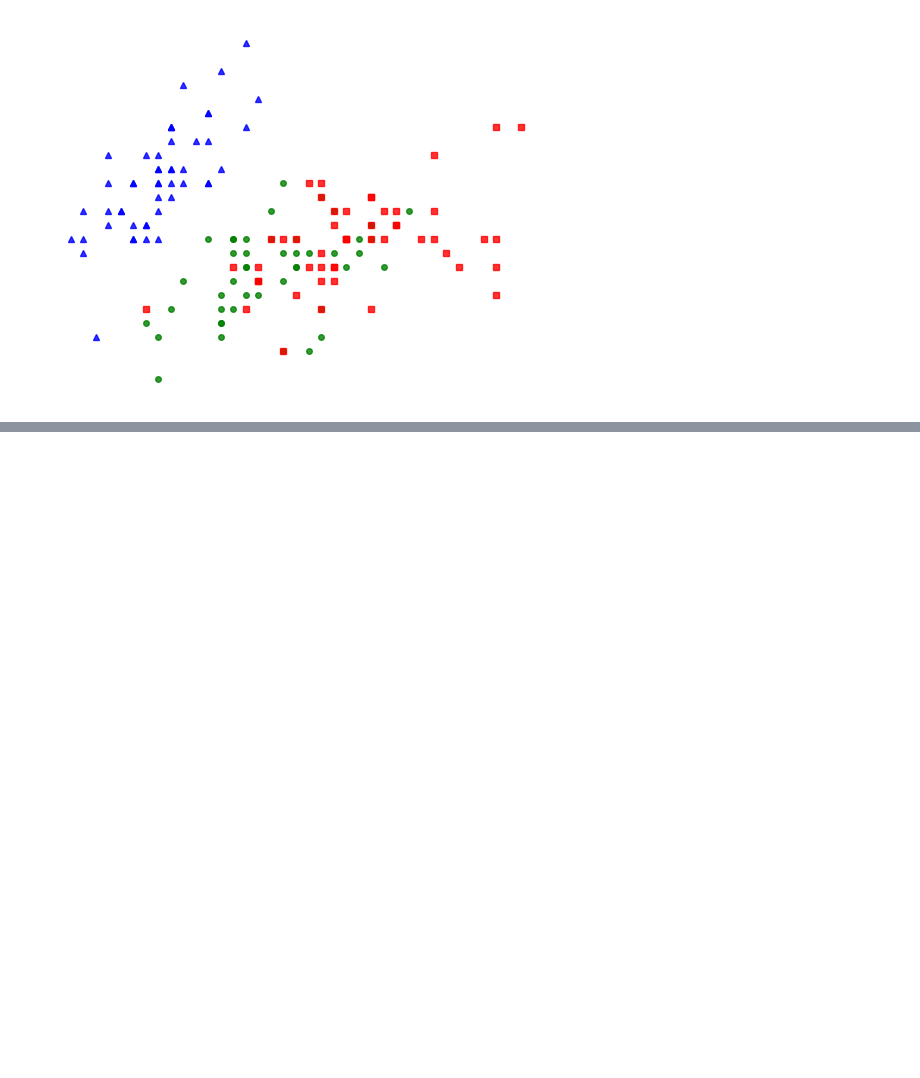
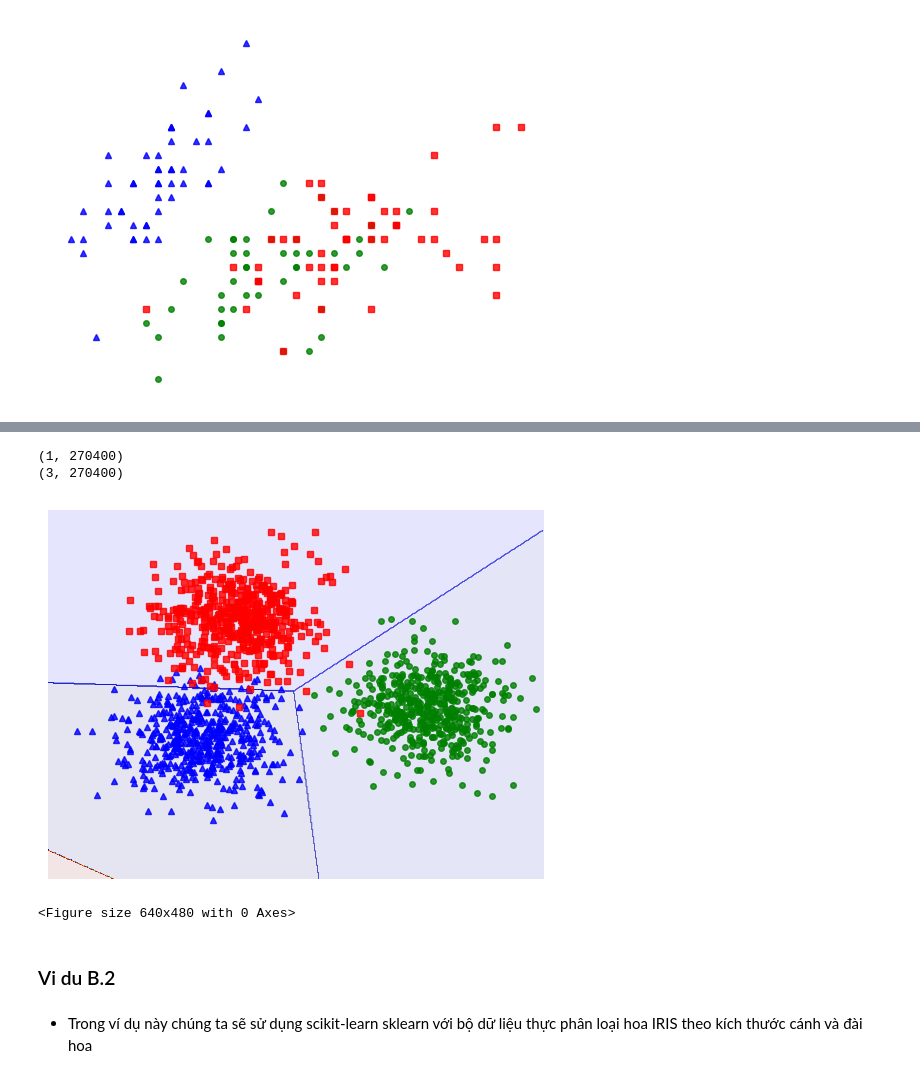
Before and after one commit to vutiendat2302/hocky-2-nam-3-toantin-, a Jupyter notebook: machine_learning/exercise/ex4/23000111_VuTienDat_K-NN_&_MULTINOMIAL_LOGISTIC_REGRESSION.ipynb, the cells around one changed output, grey strips where cells are left out. Saved outputs shown, nothing was run; the diff lists cells and outputs as text; code cells hidden in the pictures; blank space fills up the shorter version.

```diff
--- a/machine_learning/exercise/ex4/23000111_VuTienDat_K-NN_&_MULTINOMIAL_LOGISTIC_REGRESSION.ipynb
+++ b/machine_learning/exercise/ex4/23000111_VuTienDat_K-NN_&_MULTINOMIAL_LOGISTIC_REGRESSION.ipynb
@@ -248,0 +406,16 @@ def find_nearest_index(array, value, k):
+# %%
+from scipy import sparse
+
+def convert_labels(y, C = C):
+    """
+        convert 1d label to a matrix label: each column of this
+        matrix coresponding to 1 element in y. In i-th column of Y,
+        only one non-zeros element located in the y[i]-th position,
+        and = 1 ex: y = [0, 2, 1, 0], and 3 classes then return
+        [[1, 0, 0, 1],
+        [0, 0, 1, 0],
+        [0, 1, 0, 0]]
+    """
+    Y = sparse.coo_matrix((np.ones_like(y),(y, np.arange(len(y)))), shape = (C, len(y))).toarray()
+    return Y
+# Y = convert_labels(y, C)
@@ -248,0 +482,6 @@ def find_nearest_index(array, value, k):
+# %%
+eta = .05
+d = X.shape[0]
+W_init = np.random.randn(X.shape[0], C)
+W = softmax_regression(X, original_label, W_init, eta)
+print(W[-1])
@@ -248,0 +501,32 @@ def find_nearest_index(array, value, k):
+# %%
+#Visualize
+xm = np.arange(-2, 11, 0.025)
+xlen = len(xm)
+ym = np.arange(-3, 10, 0.025)
+ylen = len(ym)
+xx, yy = np.meshgrid(xm, ym)
+print(np.ones((1, xx.size)).shape)
+xx1 = xx.ravel().reshape(1, xx.size)
+yy1 = yy.ravel().reshape(1, yy.size)
+XX = np.concatenate((np.ones((1, xx.size)), xx1, yy1), axis = 0)
+print(XX.shape)
+Z = pred(W[-1], XX)
+Z = Z.reshape(xx.shape)
+CS = plt.contourf(xx, yy, Z, 200, cmap='jet', alpha = .1)
+plt.xlim(-2, 11)
+plt.ylim(-3, 10)
+plt.xticks(())
+plt.yticks(())
+display(X[1:, :], original_label)
+plt.savefig('ex1.png', bbox_inches='tight', dpi = 300)
+plt.show()
+# %% [output]
+(1, 270400)
+(3, 270400)
+[figure, added]
+<Figure size 640x480 with 0 Axes>
+# %% [markdown]
+### Vi du B.2
+# %% [markdown]
+- Trong ví dụ này chúng ta sẽ sử dụng scikit-learn sklearn với bộ dữ liệu thực phân loại hoa IRIS
+theo kích thước cánh và đài hoa
```
Also changed, not shown: parts of 56 cells of this notebook, 35 other files.
